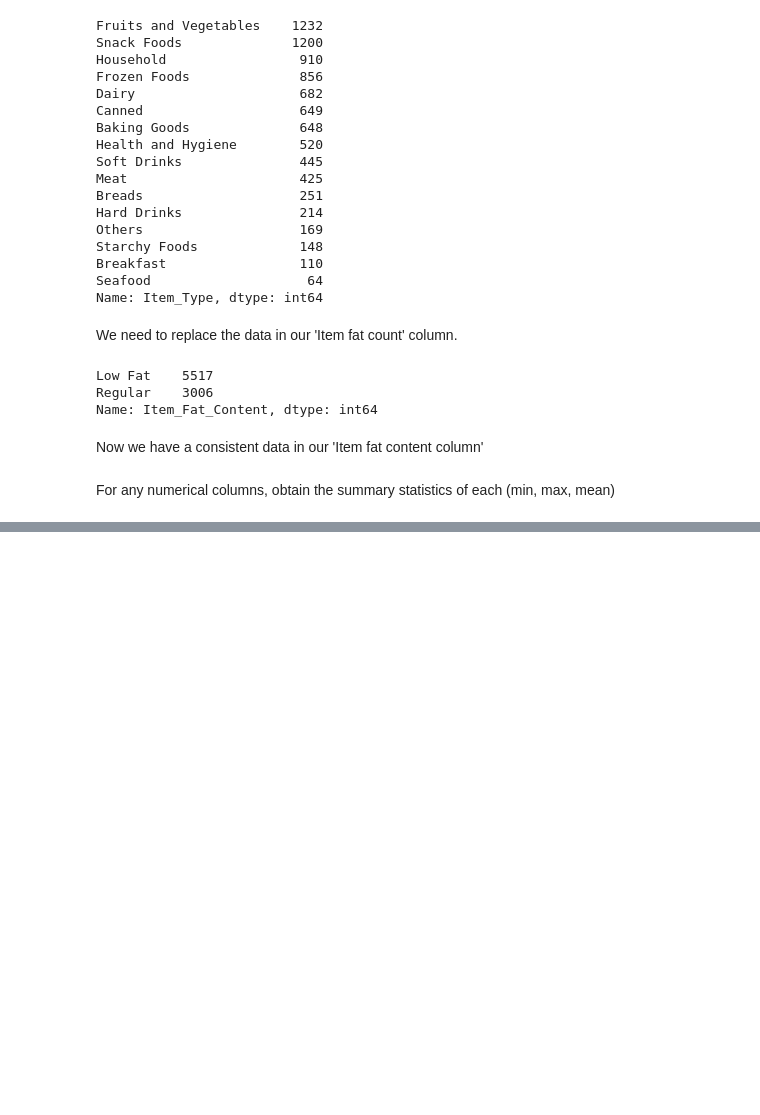
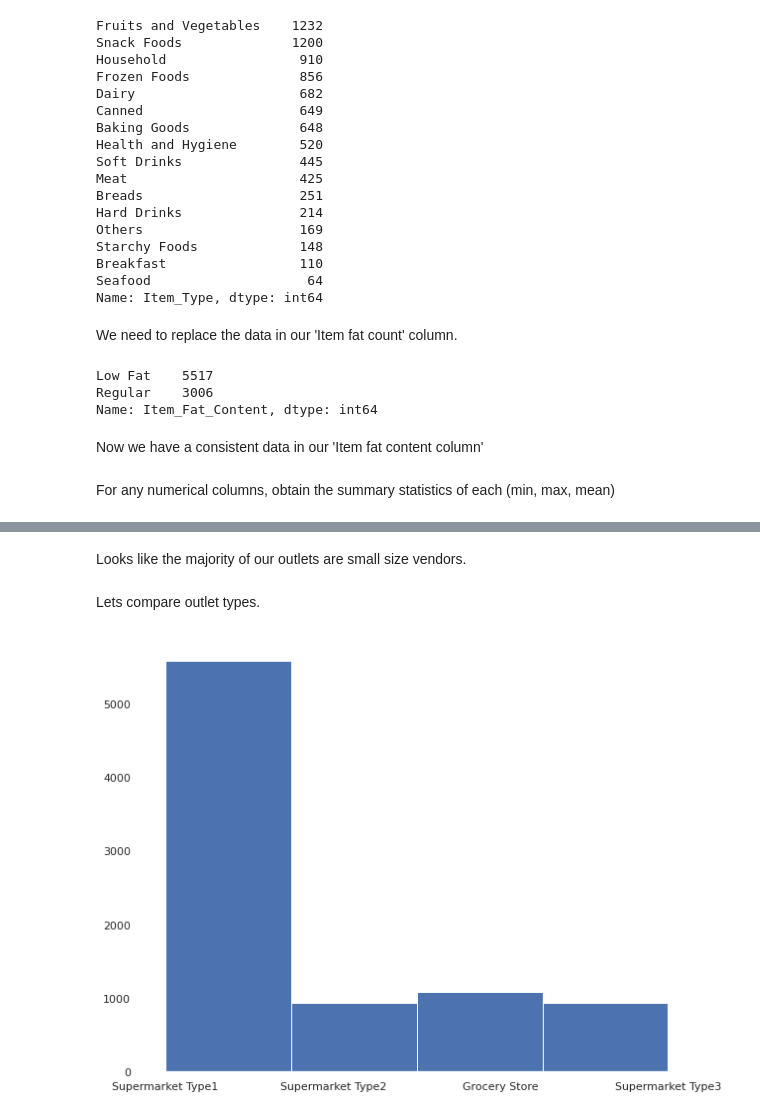
Before and after one commit to antondremak91/sales-predictions, a Jupyter notebook: sales_predictions.ipynb, the cells around one changed output, grey strips where cells are left out. Cells and saved outputs as stored; diff of their text form; code cells hidden in the pictures; blank space fills up the shorter version.

```diff
--- a/sales_predictions.ipynb
+++ b/sales_predictions.ipynb
@@ -178,0 +216,8 @@ For any numerical columns, obtain the summary statistics of each (min, max, mean
+# %% [markdown]
+Looks like the majority of our outlets are small size vendors.
+# %% [markdown]
+Lets compare outlet types.
+# %%
+sales_data['Outlet_Type'].hist(bins = 4);
+# %% [output]
+[figure, added]
```
Also changed, not shown: parts of 31 cells of this notebook.
